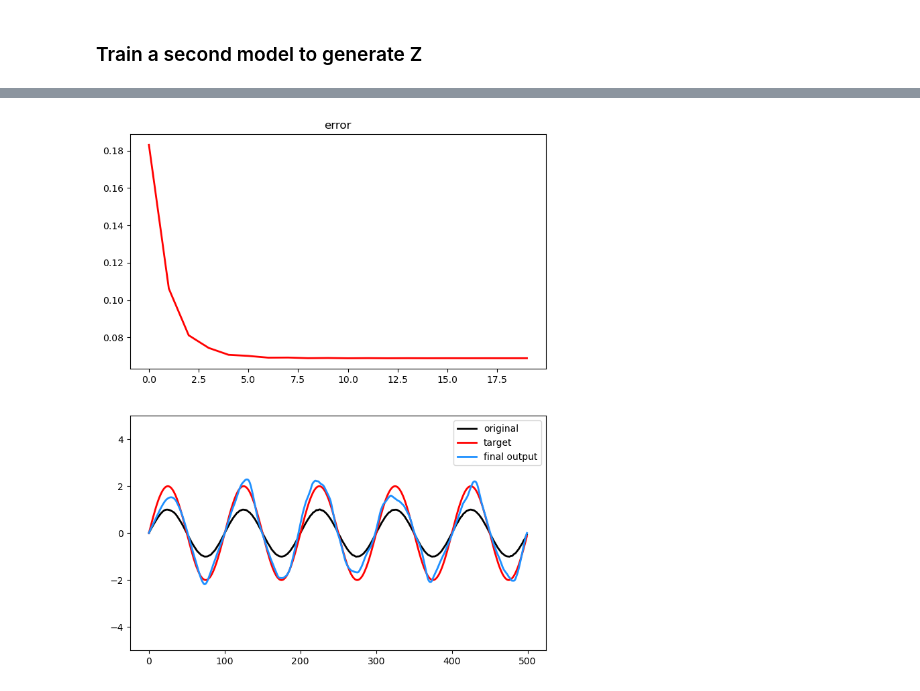
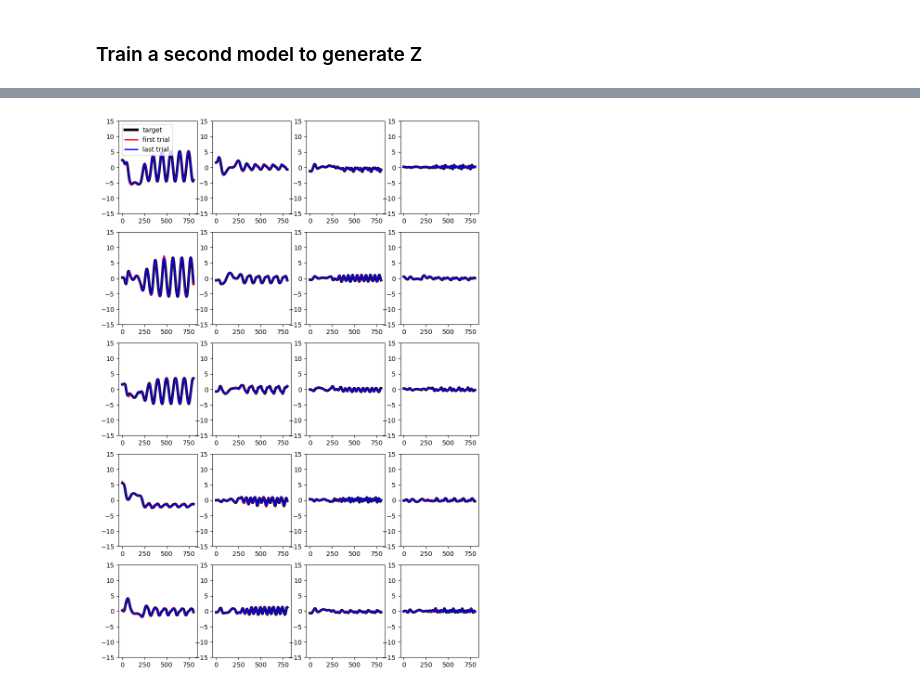
Before and after one commit to andrewZimnik/basal_ganglia, a Jupyter notebook: scripts/multiSpeedCyclingModel.ipynb, the cells around one changed output, grey strips where cells are left out. Saved outputs shown, nothing was run; the diff lists cells and outputs as text; code cells hidden in the pictures.

```diff
--- a/scripts/multiSpeedCyclingModel.ipynb
+++ b/scripts/multiSpeedCyclingModel.ipynb
@@ -120,2 +226,9 @@ trlDur,numN = rates.shape
+# %%
+# return the rates (and inputs, targets, and outputs)
+# rates are T x N x C
+inputs, targets, output, rates = model.returnRates()
+
+# pull out some useful numbers
+trialDur, numN, numC = rates.shape
 # %%
 # run pca on the rates and extract the top K factors
@@ -1176,11 +258,0 @@ plt.legend();
-# %%
-# measure correlation between U and B
-for ii in range(numZ):
-    tempCorr = np.corrcoef(B,U.T[:,ii])[0,1]
-    print('B and U dim. ' + str(ii) + ' rho: ' + str(tempCorr))
-
-print('')
-# do the same for W and B
-for ii in range(numZ):
-    tempCorr = np.corrcoef(B,W[:,ii])[0,1]
-    print('B and W dim. ' + str(ii) + ' rho: ' + str(tempCorr))
@@ -1383,26 +258,0 @@ for ii in range(numTrials):
-# %%
-# regenerate the output with the current U
-out_final = returnOutput(U_learn,J0,W,B)
-
-# plot error
-plt.figure(figsize=(8,10))
-plt.subplot(2,1,1);
-plt.plot(allError,'r',linewidth=2)
-plt.title('error')
-
-
-# plot output
-plt.subplot(2,1,2)
-
-# plot original
-plt.plot(output_o,'k',linewidth=2,label='original')
-
-# plot target
-plt.plot(target2,'r',linewidth=2,label='target')
-
-# plot final output
-plt.plot(out_final,'dodgerblue',linewidth=2,label='final output')
-plt.ylim([-5,5]);
-plt.legend();
-# %% [output]
-[figure, removed]
@@ -1408,0 +376,31 @@ plt.legend();
+# %%
+# plot the first and last trial (along with the target)
+numRows = 5
+fig, ax = plt.subplots(numRows,4, figsize = (10,15))
+
+# only plot 1 condition
+cond = 1
+
+for ii in range(numZ):
+
+    # get the row and column index
+    rIdx = np.mod(ii,numRows)
+    cIdx = (ii//numRows)
+
+    # plot the target
+    ax[rIdx,cIdx].plot(Z_target_rs[:,ii,cond],'k',linewidth=4,label='target');
+
+    # plot the first trial
+    ax[rIdx,cIdx].plot(networkOutput[:,ii,cond,0],'r',linewidth=2,label='first trial')
+
+    # plot the last trial
+    ax[rIdx,cIdx].plot(networkOutput[:,ii,cond,-1],'b',linewidth=2,label='last trial')
+
+    # change the y scale
+    ax[rIdx,cIdx].set_ylim([-15,15]);
+
+
+    if ii==0:
+        ax[rIdx,cIdx].legend()
+# %% [output]
+[figure, added]
```
Also changed, not shown: parts of 61 cells of this notebook, 5 other files.
